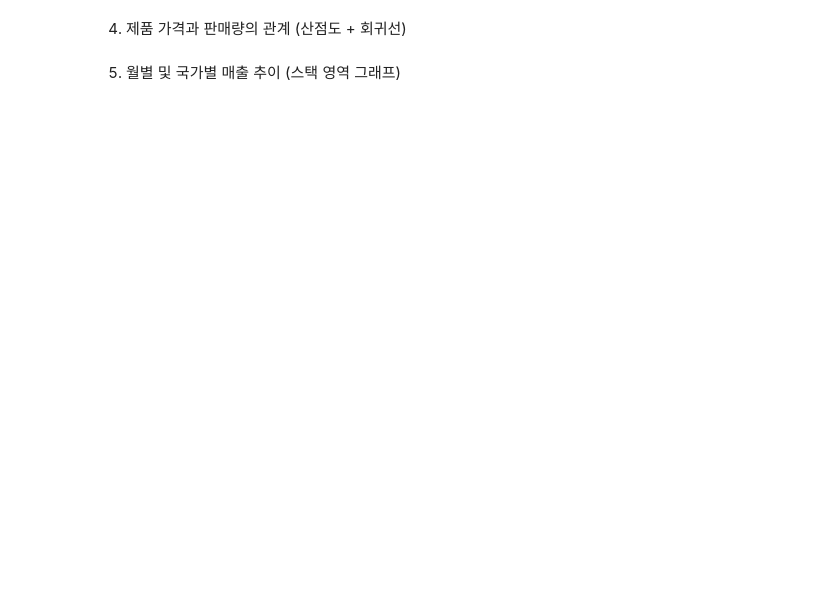
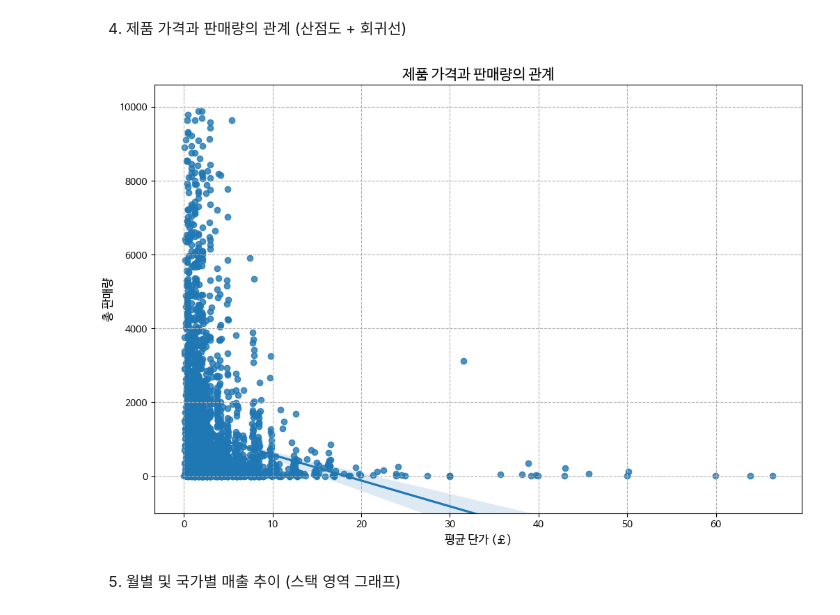
Before and after one commit to dam1007/Data-Analysis-with-Open-Source, a Jupyter notebook: 오픈소스_데이터_분석_11강.ipynb, the cells around one changed output. Cells and saved outputs as stored; diff of their text form; code cells hidden in the pictures; blank space fills up the shorter version.

```diff
--- a/오픈소스_데이터_분석_11강.ipynb
+++ b/오픈소스_데이터_분석_11강.ipynb
@@ -509,28 +530,30 @@ plt.show()
 # %%
 ## 제품별 평균 단가 및 총 판매량 계산
 product_price_quantity = retail_data_clean.groupby('StockCode').agg({
     'UnitPrice': 'mean',
     'Quantity': 'sum'
 }).reset_index()
 
 ## 이상치 제거 (가격 100 미만, 판매량 10000 미만)
 filtered_products = product_price_quantity[
   (product_price_quantity['UnitPrice'] < 100) &
   (product_price_quantity['Quantity'] < 10000)
 ]
 
 ## 가격과 판매량의 관계 시각화 (회귀선 포함 산점도)
 plt.figure(figsize=(12, 8))
 # seaborn의 regplot을 이용하여 회귀선 포함 산점도를 출력
-
+sns.regplot(x='UnitPrice', y='Quantity', data=filtered_products)
 
 ## 그래프 제목 및 축 레이블 설정
 plt.title('제품 가격과 판매량의 관계', fontsize=15)
 plt.xlabel('평균 단가 (£)', fontsize=12)
 plt.ylabel('총 판매량', fontsize=12)
 plt.ylim(-1000, None) ## y축 시작점 설정
 plt.grid(linestyle='--') ## 그리드 추가
 plt.show()
+# %% [output]
+[figure, added]
 # %% [markdown]
 5. 월별 및 국가별 매출 추이 (스택 영역 그래프)
 # %%
```
Also changed, not shown: parts of 5 cells of this notebook.
